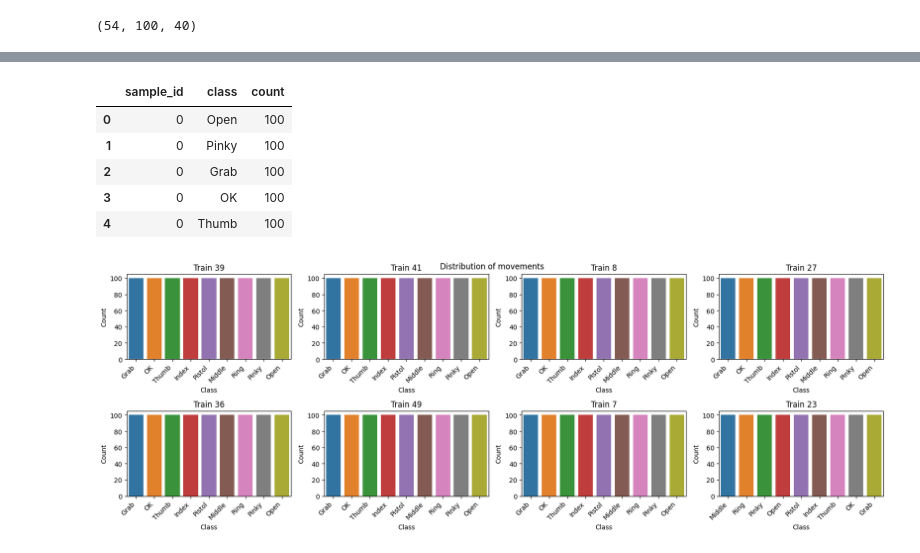
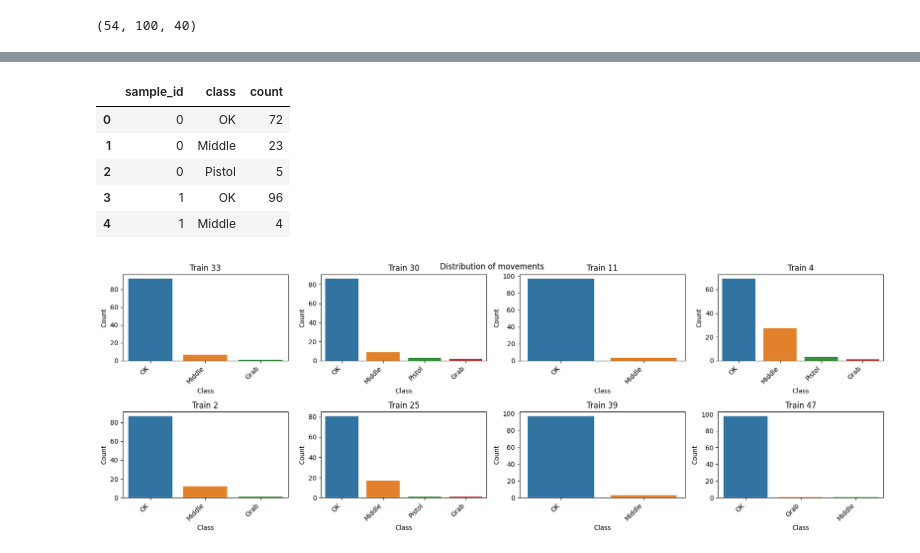
Before and after one commit to annamalkova8/Motorica-internship-task, a Jupyter notebook: motorica-internship-task.ipynb, the cells around one changed output, grey strips where cells are left out. Drawn from its saved outputs; the diff is of its cells as text; code cells hidden in the pictures.

```diff
--- a/motorica-internship-task.ipynb
+++ b/motorica-internship-task.ipynb
@@ -538,6 +547,6 @@ print(X_test.shape)
 # %% [output]
 (54, 100, 40)
 # %%
-predictions = model_gru.predict(X_test)
-print(predictions.shape)
+predictions_gru = model_gru.predict(X_test)
+print(predictions_gru.shape)
 # %% [output]
@@ -592,0 +561,4 @@ df_predictions.head()
+# %%
+class_predictions = np.argmax(predictions_gru, axis=-1)
+display(class_predictions.shape,
+       class_predictions[:2])
@@ -592,0 +577,9 @@ df_predictions.head()
+# %%
+df_pred = pd.DataFrame(columns=["sample-timestep", "class"])
+
+for idx, arr in enumerate(class_predictions):
+    df_pred = pd.concat([df_pred, pd.DataFrame({"sample-timestep": [f"{idx}-{i}" for i in range(arr.shape[0])],
+                                                 "class": arr.flatten()})], ignore_index=True)
+
+display(df_pred.head(),
+        df_pred.info())
@@ -593,5 +603,5 @@ df_predictions.head()
 # %%
-df_predictions['class']=df_predictions['class'].astype(int)
-df_predictions['class'].value_counts()
+df_pred['class']=df_pred['class'].astype(int)
+df_pred['class'].value_counts()
 # %% [output]
 class
@@ -617,41 +610,41 @@ df_predictions.head()
 # %%
-temp = df_predictions.copy()
+temp = df_pred.copy()
 temp[['sample_id', 'timestep']] = temp['sample-timestep'].str.split('-', n=1, expand=True).astype(int)
 temp = temp.groupby('sample_id', as_index=False)['class'].value_counts()
 dic = {0:'Open',1: 'Pinky', 2:'Ring', 3:'Middle',
        4:'Pistol', 5:'Index',6: 'Thumb',7: 'OK',8: 'Grab'}
 temp['class'] = temp['class'].map(dic)
 display(temp.head())
 samples = temp.sample_id.unique()
 figs = []
 fig, axes = plt.subplots(2, 4, figsize=(17, 6))
 
 # Iterate over samples and create bar plots
 for i, sample_id in enumerate(np.random.choice(samples, 8, replace=False)):
     temp_sample = temp[temp['sample_id'] == sample_id]
 
     # Calculate the position in the 2x4 grid
     row, col = divmod(i-1, 4)
 
     sns.barplot(x='class', y='count', data=temp_sample, ax=axes[row, col])
 
     axes[row, col].set_title(f'Train {sample_id}')
     axes[row, col].set_xlabel('Class')
     axes[row, col].set_ylabel('Count')
     axes[row, col].set_xticks(np.arange(len(temp_sample['class'])))
     axes[row, col].set_xticklabels(labels=temp_sample['class'], rotation=45, ha='right')
 
 plt.tight_layout()
 fig.suptitle('Distribution of movements')
 plt.show()
 # %% [output]
 |  | sample_id | class | count |
-| 0 | 0 | Open | 100 |
-| 1 | 0 | Pinky | 100 |
-| 2 | 0 | Grab | 100 |
-| 3 | 0 | OK | 100 |
-| 4 | 0 | Thumb | 100 |
+| 0 | 0 | OK | 72 |
+| 1 | 0 | Middle | 23 |
+| 2 | 0 | Pistol | 5 |
+| 3 | 1 | OK | 96 |
+| 4 | 1 | Middle | 4 |
-[figure, old version]
+[figure, new version]
 # %%
 submission = df_predictions.drop('probability', axis=1)
 submission.to_csv('/kaggle/working/submission.csv')
```
Also changed, not shown: parts of 16 cells of this notebook.
